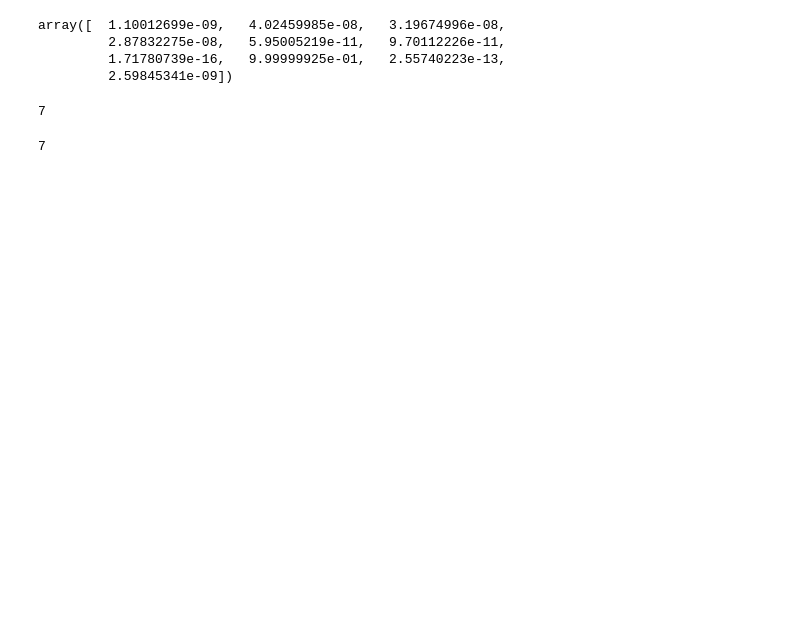
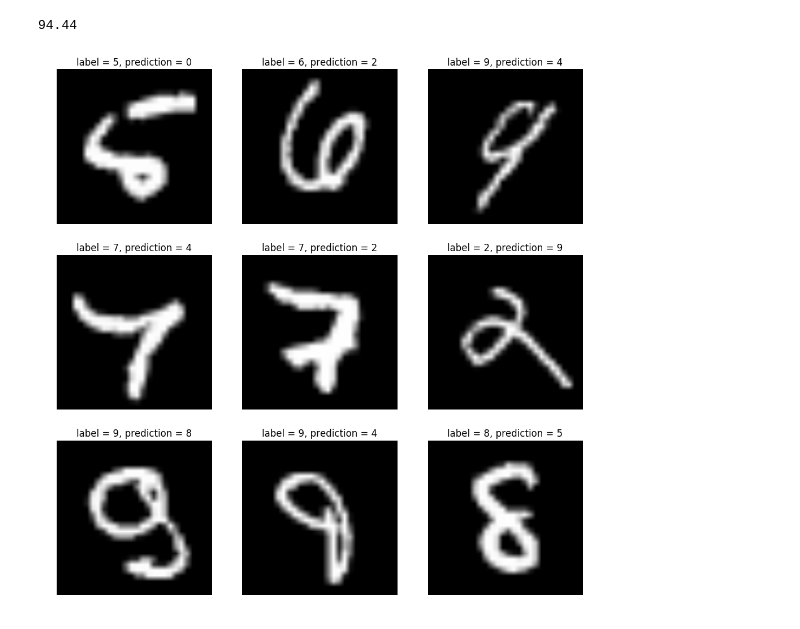
Before and after one commit to artemohanjanyan/ml-hw, a Jupyter notebook: nn/nn.ipynb, the cells around one changed output. Saved outputs shown, nothing was run; the diff lists cells and outputs as text; code cells hidden in the pictures; blank space fills up the shorter version.

Commit message:
Clean up the code and add visualization

```diff
--- a/nn/nn.ipynb
+++ b/nn/nn.ipynb
@@ -65,2 +59,16 @@ class nnClassifier():
+# %%
+class mnistAdapter():
+    def __init__(self, classifier):
+        self.classifier = classifier
+
+    def fit(self, x, y):
+        x_my = x.reshape((x.shape[0], -1)).astype(np.float) / 255
+        y_my = np.identity(10)[y]
+        self.classifier.fit(x_my, y_my)
+
+    def predict(self, point):
+        point_my = point.reshape((-1)).astype(np.float) / 255
+        return np.argmax(self.classifier.predict(point_my))
 # %%
-nn = nnClassifier(28, 1)
+mnistNN = mnistAdapter(nnClassifier(28, 1))
+mnistNN.fit(train_images(), train_labels())
@@ -99,15 +91,18 @@ np.argmax(nn.predict(train_images_my[0]))
-# %%
-nn.predict(test_images_my[0])
-# %% [output]
-array([  1.10012699e-09,   4.02459985e-08,   3.19674996e-08,
-         2.87832275e-08,   5.95005219e-11,   9.70112226e-11,
-         1.71780739e-16,   9.99999925e-01,   2.55740223e-13,
-         2.59845341e-09])
-# %%
-np.argmax(nn.predict(test_images_my[0]))
-# %% [output]
-7
-# %%
-np.argmax(test_labels_my[0])
-# %% [output]
-7
+# %%
+test_predictions = np.array([mnistNN.predict(point) for point in test_images()])
+wrong_answers = np.nonzero(test_predictions - test_labels())[0]
+accuracy = 100 - len(wrong_answers) / len(test_images()) * 100
+# %%
+print(accuracy)
+# %% [output]
+94.44
+# %%
+fig = plt.figure(figsize = (12, 12))
+for i, wrong_i in zip(range(9), wrong_answers):
+    subplot = fig.add_subplot(3, 3, i + 1)
+    subplot.imshow(test_images()[wrong_i], cmap='gray')
+    subplot.axis("off")
+    subplot.set_title("label = {}, prediction = {}".format(test_labels()[wrong_i], test_predictions[wrong_i]))
+plt.show()
+# %% [output]
+[figure, added]
```
Also changed, not shown: parts of 6 cells of this notebook.
